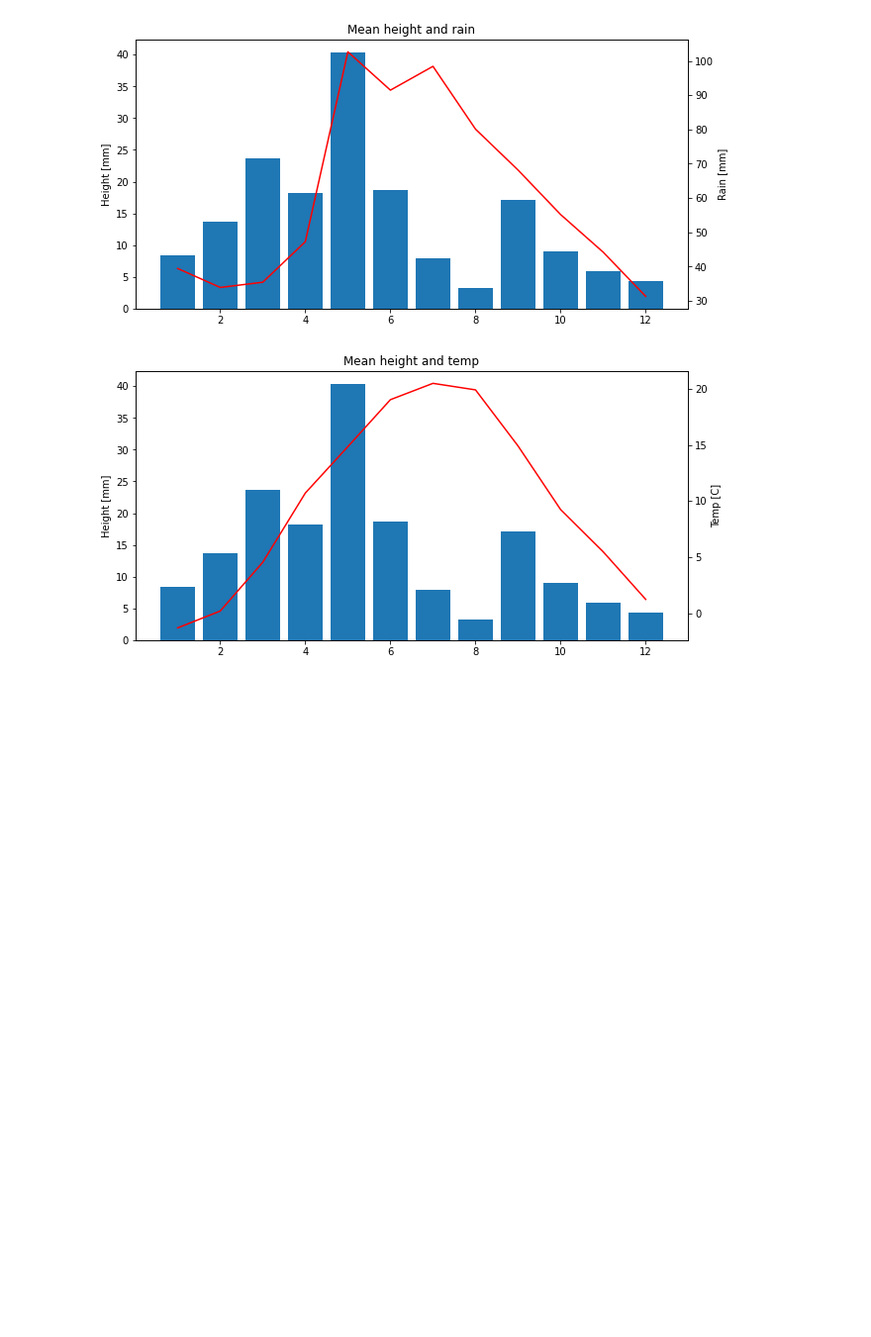
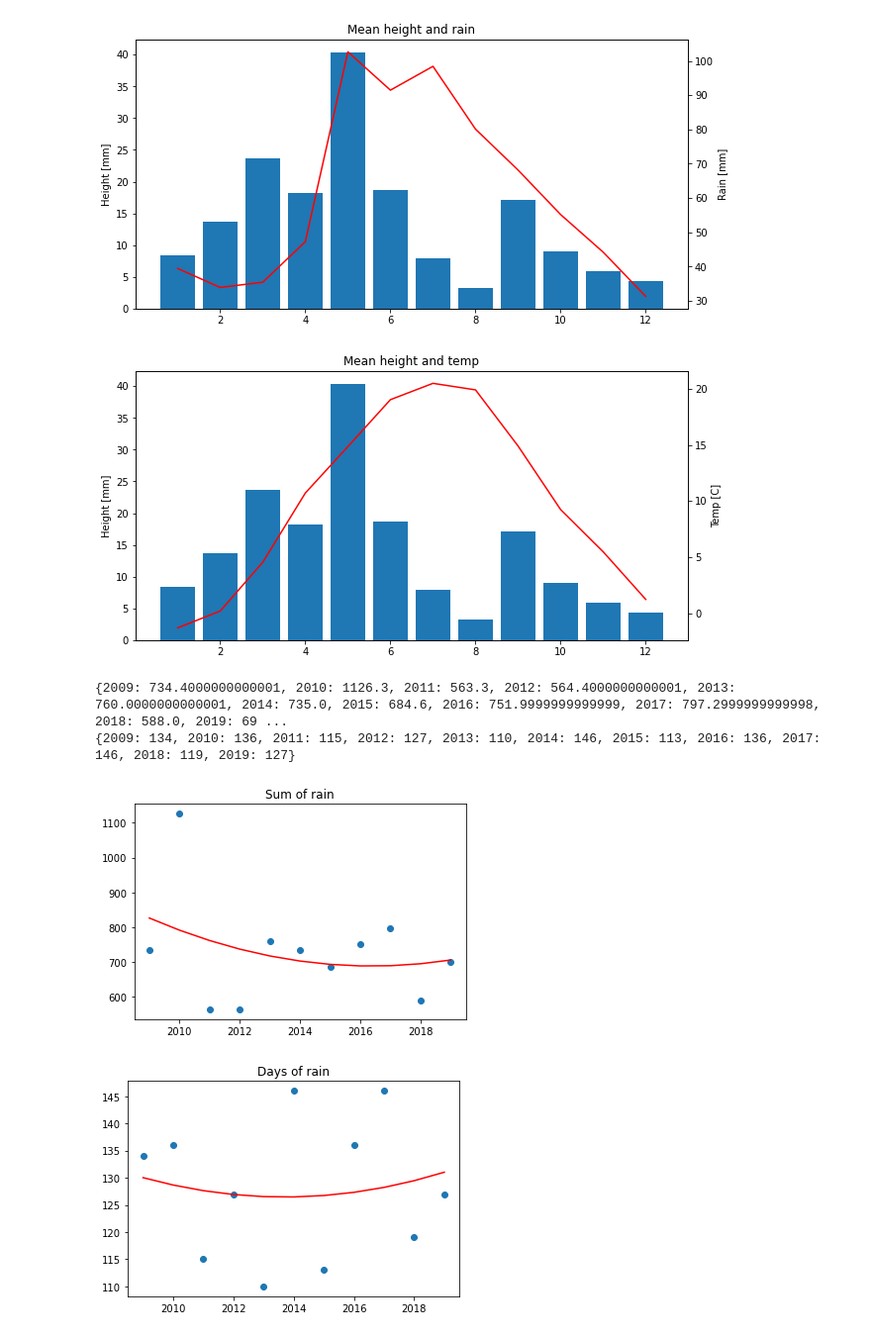
Before and after one commit to JakubBurczyk/DA_WeatherModel, a Jupyter notebook: mean.ipynb, the cells around one changed output. Shown: that part at 99% size. Cells and saved outputs as stored; diff of their text form; code cells hidden in the pictures; blank space fills up the shorter version.

```diff
--- a/mean.ipynb
+++ b/mean.ipynb
@@ -120,0 +134,47 @@ plt.show()
+# %%
+df = pd.read_csv("tidy_data.csv")
+df = df.reset_index()
+
+rain_sum_summer = dict()
+rain_day_summer = dict()
+months = range(1,13)
+
+for index, row in df.iterrows():
+    if row['Year'] not in rain_sum_summer.keys():
+        rain_sum_summer[row['Year']] = 0
+    if row['Year'] not in rain_day_summer.keys():
+        rain_day_summer[row['Year']] = 0
+
+    if row['Month'] in months:
+        rain_sum_summer[row['Year']] += round(row['Rain_sum'], 2)
+        rain_day_summer[row['Year']] += row['Days_w_rain']
+
+print(rain_sum_summer)
+print(rain_day_summer)
+
+years = list(rain_sum_summer.keys())
+values = list(rain_sum_summer.values())
+
+plt.scatter(years, values)
+z = np.polyfit(years, values, 2)
+p = np.poly1d(z)
+trend_h = p(years)
+plt.plot(years,trend_h, "r-")
+plt.title("Sum of rain")
+plt.show()
+
+years = list(rain_day_summer.keys())
+values = list(rain_day_summer.values())
+
+plt.scatter(years, values)
+z = np.polyfit(years, values, 2)
+p = np.poly1d(z)
+trend_h = p(years)
+plt.plot(years,trend_h, "r-")
+plt.title("Days of rain")
+plt.show()
+# %% [output]
+{2009: 734.4000000000001, 2010: 1126.3, 2011: 563.3, 2012: 564.4000000000001, 2013: 760.0000000000001, 2014: 735.0, 2015: 684.6, 2016: 751.9999999999999, 2017: 797.2999999999998, 2018: 588.0, 2019: 69 ...
+{2009: 134, 2010: 136, 2011: 115, 2012: 127, 2013: 110, 2014: 146, 2015: 113, 2016: 136, 2017: 146, 2018: 119, 2019: 127}
+[figure, added]
+[figure, added]
```
Also changed, not shown: parts of 4 cells of this notebook, 1 other file.
